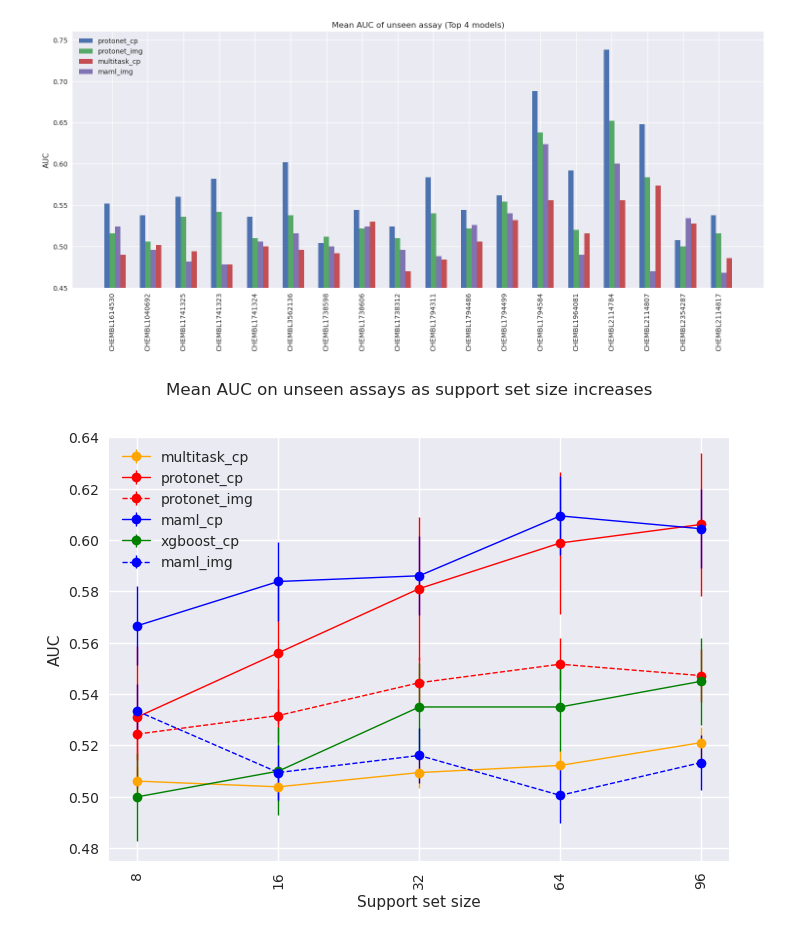
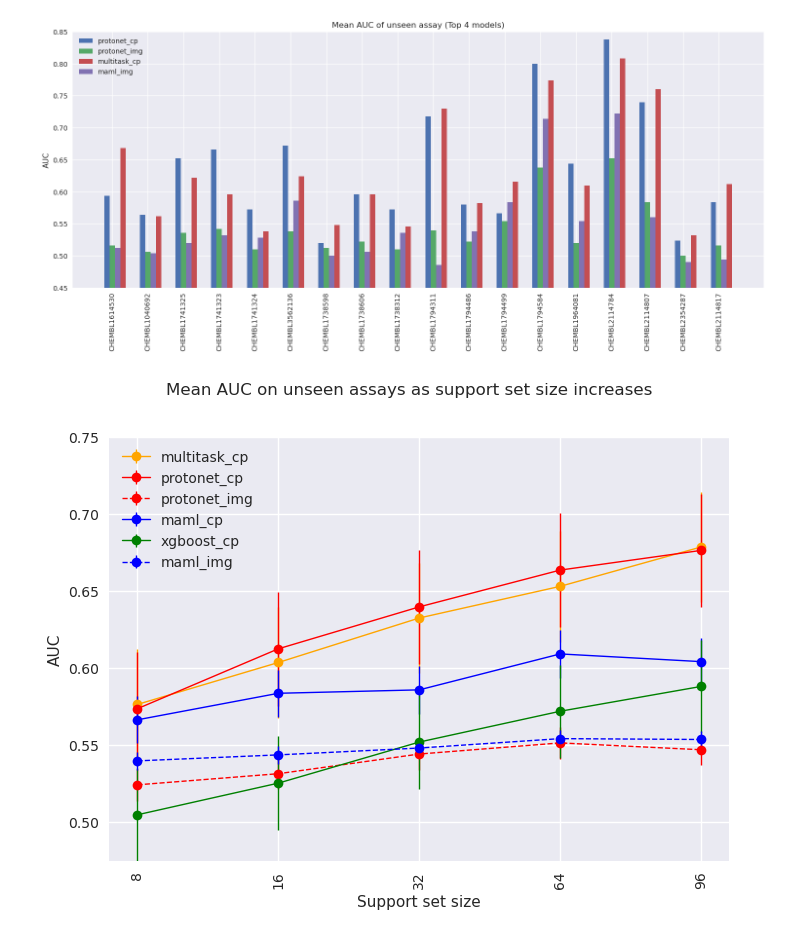
Before and after one commit to son-ha-264/FSL_CP, a Jupyter notebook: result/notebook/model_comparision_auroc.ipynb, the cells around one changed output. Drawn from its saved outputs; the diff is of its cells as text; code cells hidden in the pictures.

```diff
--- a/result/notebook/model_comparision_auroc.ipynb
+++ b/result/notebook/model_comparision_auroc.ipynb
@@ -6,6 +5,6 @@ import seaborn as sns
 # %%
-df_proto_auroc_cp = pd.read_csv('../result_summary/protonet_cp_auroc_result_summary.csv')
-df_multitask_auroc_cp = pd.read_csv('../result_summary3/multitask_cp_result_summary3.csv')
+df_proto_auroc_cp = pd.read_csv('../result_summary2/protonet_cp_auroc_result_summary.csv')
+df_multitask_auroc_cp = pd.read_csv('../result_summary/multitask_cp_auroc_result_summary.csv')
 df_maml_auroc_cp = pd.read_csv('../result_summary/maml_cp_auroc_result_summary.csv')
 df_xgboost_auroc_cp = pd.read_csv('../result_summary/xgboost_cp_auroc_result_summary.csv')
 
@@ -83,11 +82,11 @@ with plt.style.context(['seaborn-v0_8-deep', 'seaborn']):
 
     plt.tick_params(axis='x', labelrotation=90)
 
-    plt.ylim([0.45, 0.76])
+    plt.ylim([0.45, 0.85])
     plt.savefig("../plots/Model_comparison_barplot1.png", bbox_inches='tight')
     plt.show()
 # %% [output]
-[figure, old version]
+[figure, new version]
 # %%
 # Best performing:
 ### CHEMBL3562136: PubChem BioAssay. qHTS Assay for Identifying Compounds that block Entry of Ebola Virus, Screen 2 blue channel.
@@ -104,35 +103,35 @@ avg_maml_cp = [np.mean(auroc_maml_cp_8), np.mean(auroc_maml_cp_16), np.mean(auro
 avg_xgboost_cp = [np.mean(auroc_xgboost_cp_8), np.mean(auroc_xgboost_cp_16), np.mean(auroc_xgboost_cp_32), np.mean(auroc_xgboost_cp_64), np.mean(auroc_xgboost_cp_96)]
 avg_maml_img = [np.mean(auroc_maml_img_8), np.mean(auroc_maml_img_16), np.mean(auroc_maml_img_32), np.mean(auroc_maml_img_64), np.mean(auroc_maml_img_96)]
 
 labels = ['8', '16', '32', '64', '96']
 
 with plt.style.context(['seaborn-v0_8-deep', 'seaborn']):
     plt.errorbar(labels, avg_multitask_cp, yerr=np.std(avg_multitask_cp), color='orange', label='multitask_cp', marker='o', linewidth=1)
     plt.errorbar(labels, avg_protonet_cp, yerr=np.std(avg_protonet_cp), color='red', label='protonet_cp', marker='o', linewidth=1)
     plt.errorbar(labels, avg_protonet_img, yerr=np.std(avg_protonet_img), color='red', linestyle='dashed', label='protonet_img', marker='o', linewidth=1)
     plt.errorbar(labels, avg_maml_cp, yerr=np.std(avg_maml_cp), color='blue', label='maml_cp', marker='o', linewidth=1)
     plt.errorbar(labels, avg_xgboost_cp, yerr=np.std(avg_xgboost_cp), color='green', label='xgboost_cp', marker='o', linewidth=1)
     plt.errorbar(labels, avg_maml_img, yerr=np.std(avg_maml_img), color='blue', label='maml_img', marker='o', linestyle='dashed', linewidth=1)
 
     # Add some text for labels, title and custom x-axis tick labels, etc.
     plt.ylabel('AUC')
     plt.xlabel('Support set size')
     plt.suptitle('Mean AUC on unseen assays as support set size increases')
     #plt.xticks([])
     plt.legend(loc='upper left')
 
     #ax.bar_label(rects1, padding=3)
     #ax.bar_label(rects2, padding=3)
 
     fig.tight_layout()
 
     plt.tick_params(axis='x', labelrotation=90)
 
-    plt.ylim([0.475, 0.64])
+    plt.ylim([0.475, 0.75])
     plt.savefig("../plots/Model_comparison_lineplot1.png")
     plt.show()
 # %% [output]
-[figure, old version]
+[figure, new version]
 # %%
 data = [auroc_proto_img_64, auroc_multitask_cp_64, auroc_proto_cp_64, auroc_maml_cp_64, auroc_xgboost_cp_64, auroc_maml_img_64]
 #data = [multitask_cp_plus_64, proto_cp_plus_after_64, proto_img_after_64, cloome_img_64]
```
Also changed, not shown: parts of 2 cells of this notebook, 25 other files.
